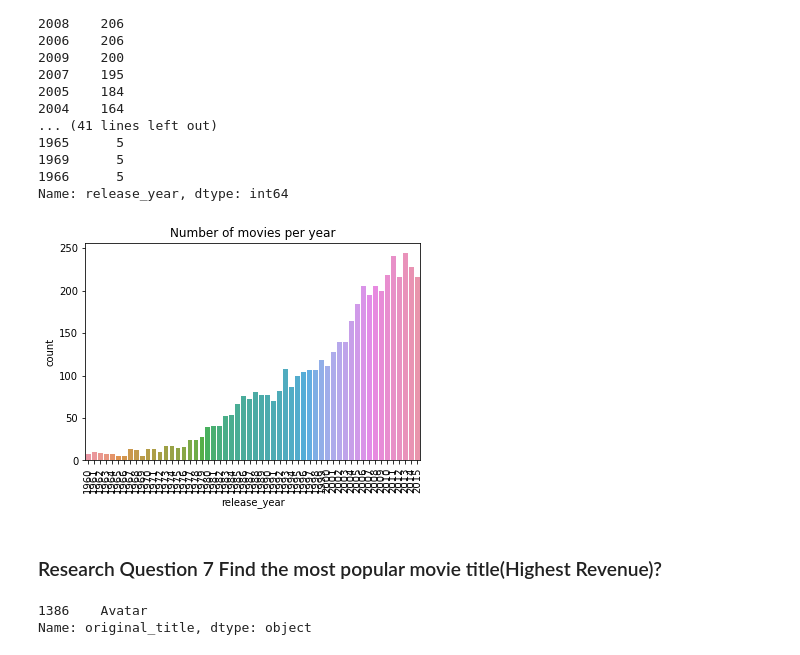
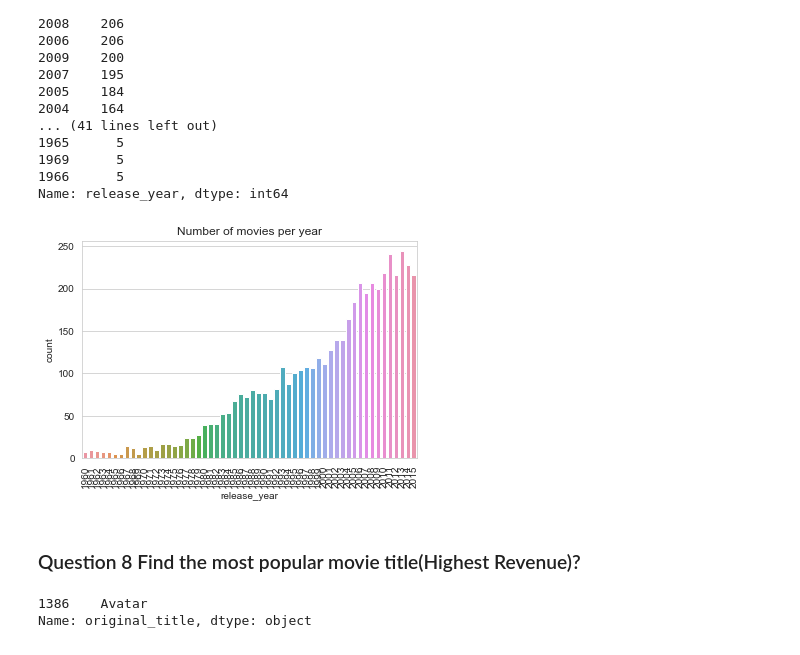
Before and after one commit to NigussieH/MovieDataAnalysis, a Jupyter notebook: MovieDataAnalysis.ipynb, the cells around one changed output. Cells and saved outputs as stored; diff of their text form; code cells hidden in the pictures.

```diff
--- a/MovieDataAnalysis.ipynb
+++ b/MovieDataAnalysis.ipynb
@@ -159,6 +153,3 @@ budget                   0.000000
 popularity               0.000000
 revenue_adj              0.000000
 dtype: float64
-# %%
-# removing non useful collumns for data analysis which includes homepage, tagline ,imdb_id, overview, and keywords and production_companies columns
-df.drop(columns = ['homepage','tagline','keywords','production_companies','imdb_id','overview',], inplace=True)
@@ -186,6 +156,10 @@ memory usage: 1.2+ MB
 # %%
 # genres raw is essential for our data analysis and we have to remove the null value raws of genres
 df.dropna(how='any', subset=['genres'], inplace=True)
+# %%
+# removing non useful collumns for data analysis including
+# homepage, tagline ,imdb_id, overview, and keywords, cast, and production_companies columns
+df.drop(columns = ['homepage','tagline','keywords','production_companies','imdb_id','cast','overview',], inplace=True)
 # %%
 df.describe()
 # %% [output]
@@ -202,5 +176,5 @@ df.describe()
 # From  the above collumn we can see that more than 50% of the adjusted revenue collumn data is to 0.0
 # We will drop the 0.0 value  rows of the adjusted revenue
 
-df=df.drop(df.index[df['revenue_adj'] ==0.0])
+revenuedf=df.drop(df.index[df['revenue_adj'] ==0.0])
 # %%
@@ -330,0 +362,9 @@ Top10_len = df.nlargest(10,'runtime')[['original_title', 'runtime']]\
+# %%
+# visualizing the data
+fig, axes = plt.subplots(2,2,figsize = (16,6))
+fig.suptitle("Revenue Vs (Budget,Popularity,Vote Average,Runtime)",fontsize=14)
+sns.regplot(x=revenuedf['revenue'], y=revenuedf['budget'],color='c',ax=axes[0][0])
+sns.regplot(x=revenuedf['revenue'], y=revenuedf['popularity'],color='c',ax=axes[0][1])
+sns.regplot(x=revenuedf['revenue'], y=revenuedf['vote_average'],color='c',ax=axes[1][0])
+sns.regplot(x=revenuedf['revenue'], y=revenuedf['runtime'],color='c',ax=axes[1][1])
+sns.set_style("whitegrid")
@@ -373,12 +515,12 @@ df['release_year'].value_counts()
 Name: release_year, dtype: int64
 # %%
 # visualize the data
-sns.countplot(x=df['release_year'])
+sns.countplot(x=revenuedf['release_year'])
 plt.title("Number of movies per year")
 plt.xticks(rotation=90)
 plt.show()
 # %% [output]
-[figure, old version]
+[figure, new version]
 # %% [markdown]
-### Research Question 7  Find the most popular movie title(Highest Revenue)?
+###  Question 8  Find the most popular movie title(Highest Revenue)?
 # %%
```
Also changed, not shown: parts of 86 cells of this notebook, 1 other file.
